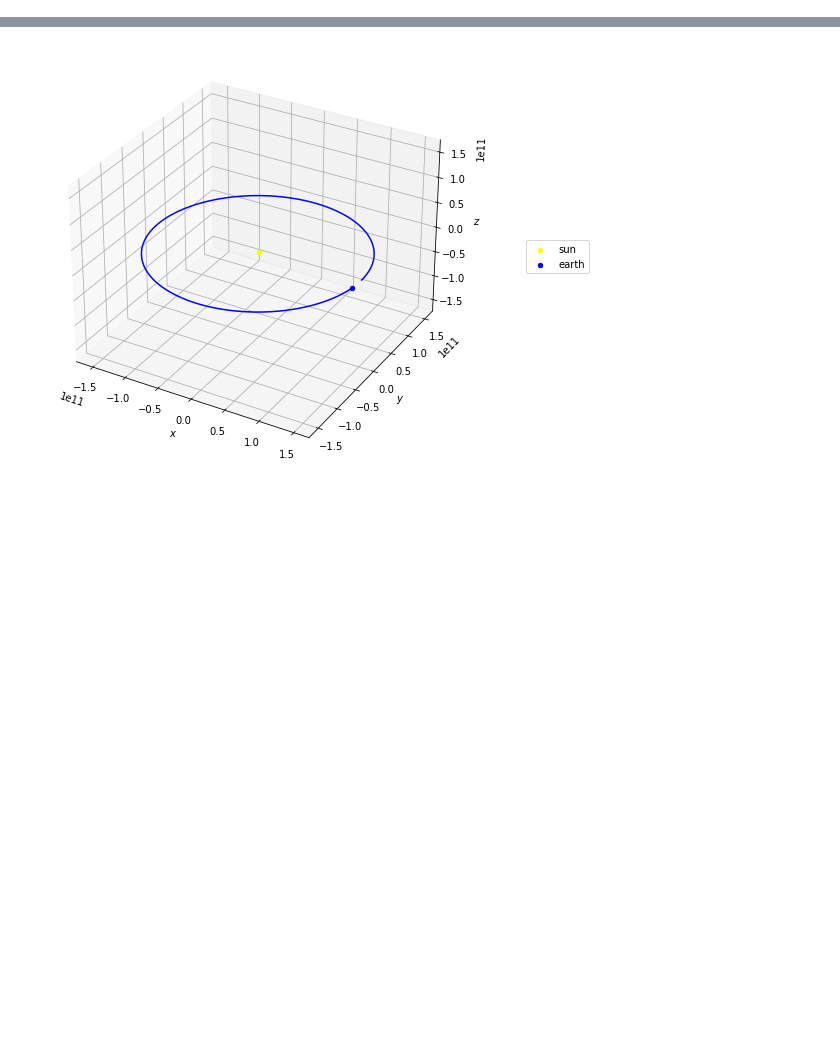
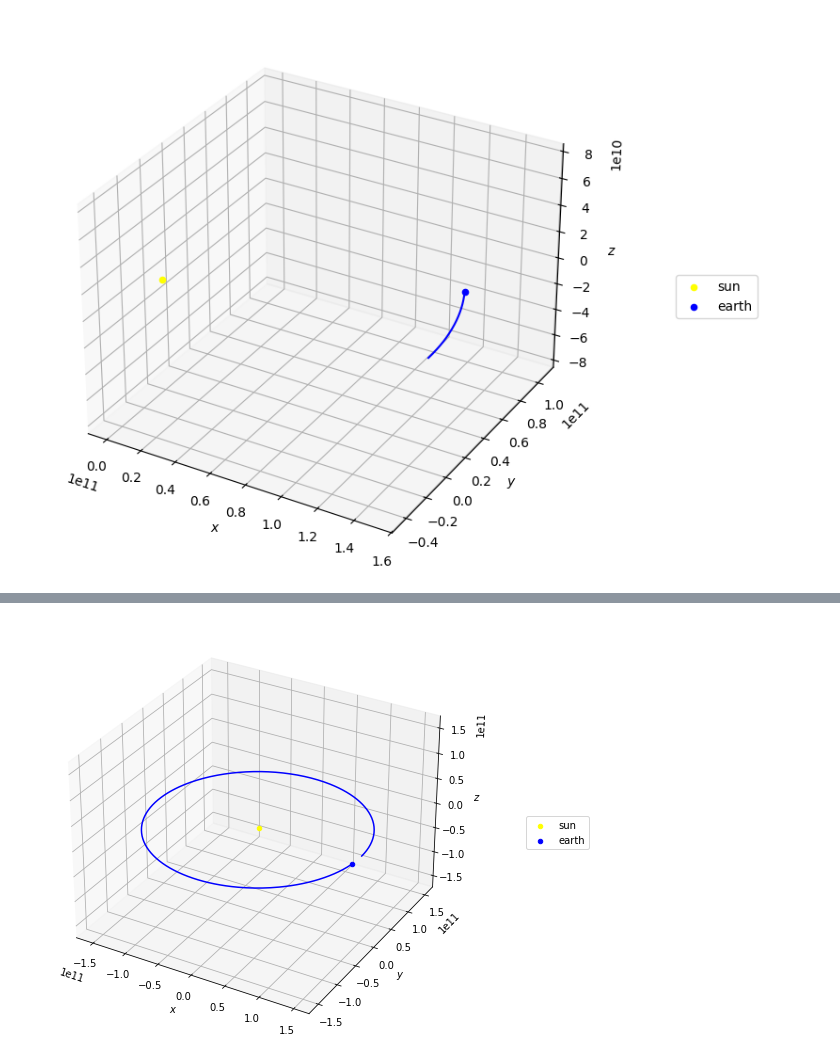
Before and after one commit to whuang259/Math714Project, a Jupyter notebook: nbody-simulation.ipynb, the cells around one changed output, grey strips where cells are left out. Cells and saved outputs as stored; diff of their text form; code cells hidden in the pictures; blank space fills up the shorter version.

```diff
--- a/nbody-simulation.ipynb
+++ b/nbody-simulation.ipynb
@@ -266,0 +347,4 @@ class NBodySimulation:
+# %%
+sim1.plot_traj()
+# %% [output]
+[figure, added]
```
Also changed, not shown: parts of 5 cells of this notebook.
